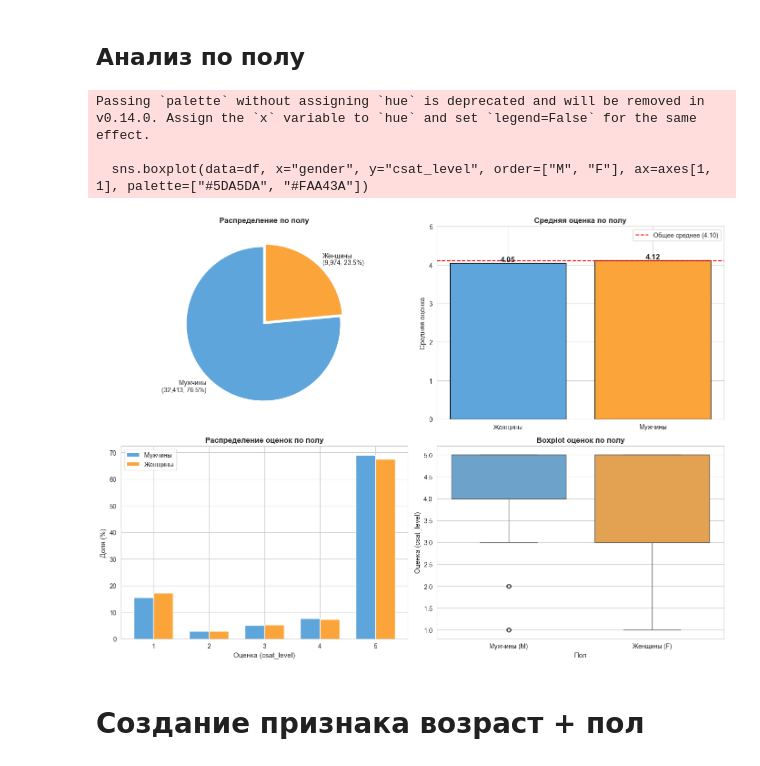
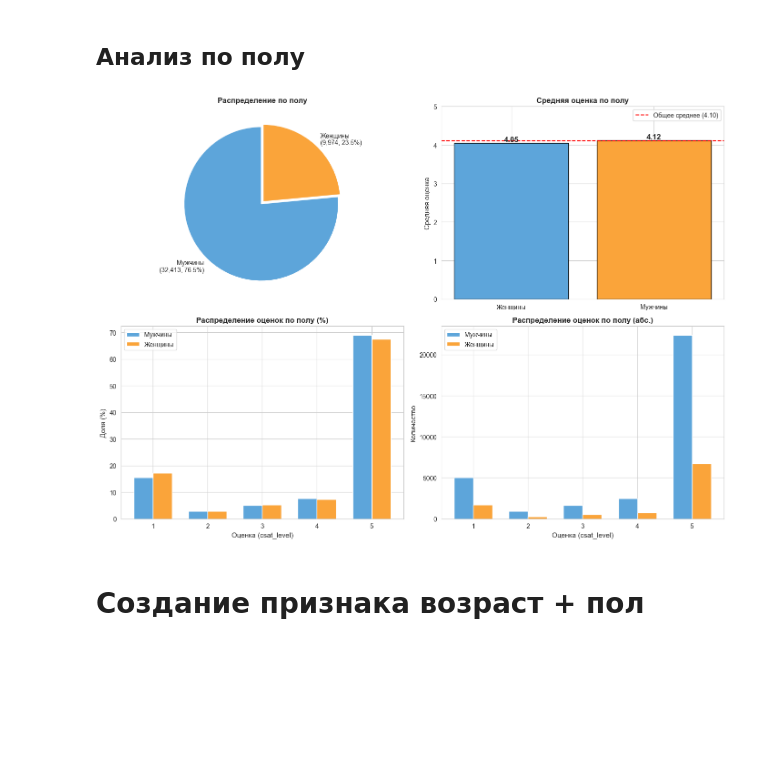
Before and after one commit to smirnoffmg/team-8-case-2, a Jupyter notebook: checkpoint1.ipynb, the cells around one changed output. Drawn from its saved outputs; the diff is of its cells as text; code cells hidden in the pictures; blank space fills up the shorter version.

```diff
--- a/checkpoint1.ipynb
+++ b/checkpoint1.ipynb
@@ -557,45 +547,45 @@ for bar, val in zip(bars, gender_stats["mean"]):
     axes[0, 1].annotate(
         f"{val:.2f}",
         xy=(bar.get_x() + bar.get_width() / 2, bar.get_height()),
         ha="center",
         va="bottom",
         fontsize=12,
         fontweight="bold",
     )
 axes[0, 1].set_ylabel("Средняя оценка", fontsize=11)
 axes[0, 1].set_title("Средняя оценка по полу", fontsize=12, fontweight="bold")
 axes[0, 1].set_ylim(0, 5)
 axes[0, 1].axhline(y=df["csat_level"].mean(), color="red", linestyle="--", label=f"Общее среднее ({df['csat_level'].mean():.2f})")
 axes[0, 1].legend()
 
-# 3. Распределение оценок по полу (grouped bar)
+# 3. Распределение оценок по полу (grouped bar - проценты)
 csat_by_gender = df.groupby(["gender", "csat_level"]).size().unstack(fill_value=0)
 csat_by_gender_pct = csat_by_gender.div(csat_by_gender.sum(axis=1), axis=0) * 100
 x = np.arange(5)
 width = 0.35
 axes[1, 0].bar(x - width/2, csat_by_gender_pct.loc["M"], width, label="Мужчины", color="#5DA5DA")
 axes[1, 0].bar(x + width/2, csat_by_gender_pct.loc["F"], width, label="Женщины", color="#FAA43A")
 axes[1, 0].set_xlabel("Оценка (csat_level)", fontsize=11)
 axes[1, 0].set_ylabel("Доля (%)", fontsize=11)
-axes[1, 0].set_title("Распределение оценок по полу", fontsize=12, fontweight="bold")
+axes[1, 0].set_title("Распределение оценок по полу (%)", fontsize=12, fontweight="bold")
 axes[1, 0].set_xticks(x)
 axes[1, 0].set_xticklabels([1, 2, 3, 4, 5])
 axes[1, 0].legend()
 
-# 4. Boxplot
-sns.boxplot(data=df, x="gender", y="csat_level", order=["M", "F"], ax=axes[1, 1], palette=["#5DA5DA", "#FAA43A"])
-axes[1, 1].set_title("Boxplot оценок по полу", fontsize=12, fontweight="bold")
-axes[1, 1].set_xlabel("Пол", fontsize=11)
-axes[1, 1].set_ylabel("Оценка (csat_level)", fontsize=11)
-axes[1, 1].set_xticklabels(["Мужчины (M)", "Женщины (F)"])
+# 4. Распределение оценок по полу (grouped bar - абсолютные числа)
+axes[1, 1].bar(x - width/2, csat_by_gender.loc["M"], width, label="Мужчины", color="#5DA5DA")
+axes[1, 1].bar(x + width/2, csat_by_gender.loc["F"], width, label="Женщины", color="#FAA43A")
+axes[1, 1].set_xlabel("Оценка (csat_level)", fontsize=11)
+axes[1, 1].set_ylabel("Количество", fontsize=11)
+axes[1, 1].set_title("Распределение оценок по полу (абс.)", fontsize=12, fontweight="bold")
+axes[1, 1].set_xticks(x)
+axes[1, 1].set_xticklabels([1, 2, 3, 4, 5])
+axes[1, 1].legend()
 
 plt.tight_layout()
 plt.show()
 # %% [output]
-Passing `palette` without assigning `hue` is deprecated and will be removed in v0.14.0. Assign the `x` variable to `hue` and set `legend=False` for the same effect.
-
-  sns.boxplot(data=df, x="gender", y="csat_level", order=["M", "F"], ax=axes[1, 1], palette=["#5DA5DA", "#FAA43A"])
-[figure, old version]
+[figure, new version]
 # %% [markdown]
 # Создание признака возраст + пол
 # %%
```
Also changed, not shown: parts of 7 cells of this notebook.
